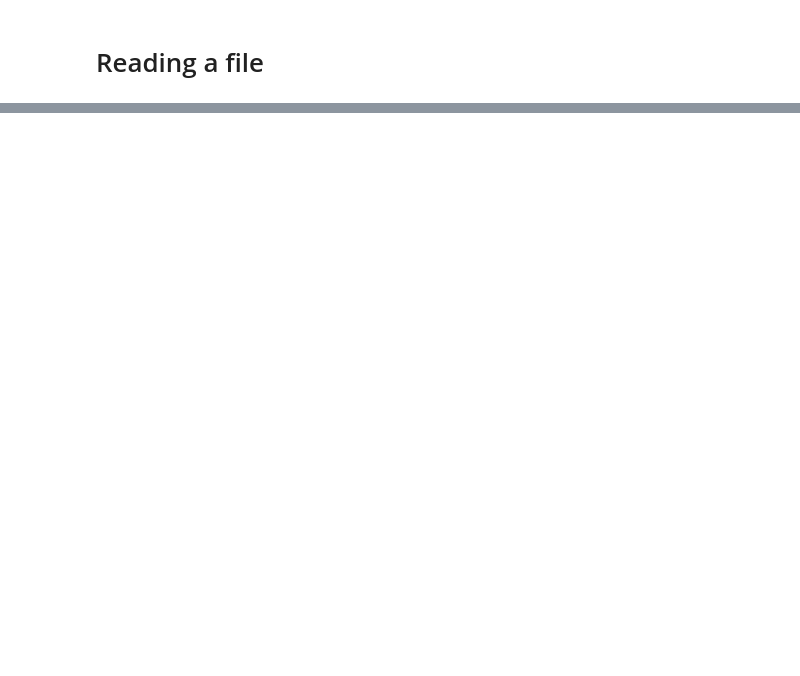
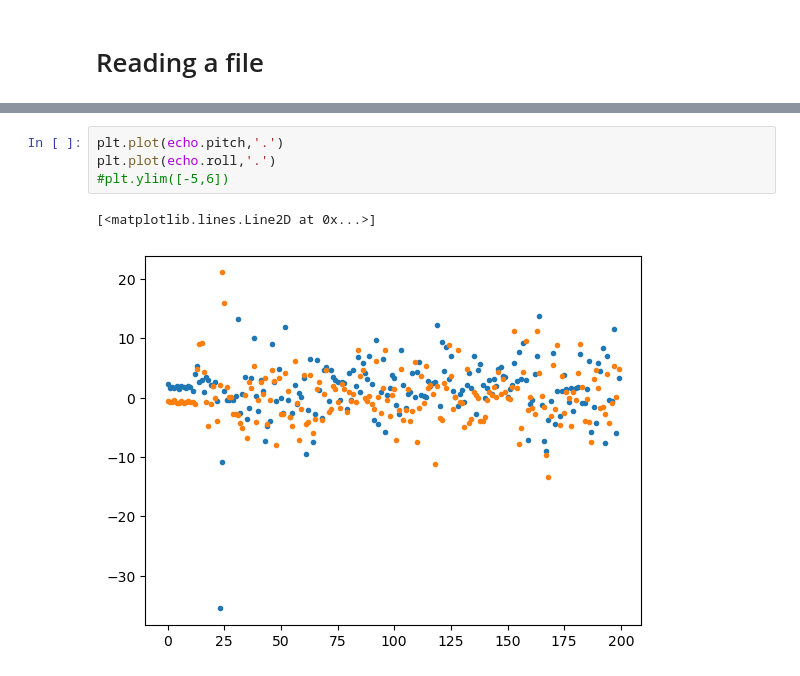
Before and after one commit to leviner/MooringRedesign, a Jupyter notebook: Echologger/DataCollectionNotebook.ipynb, the cells around one changed output, grey strips where cells are left out. Saved outputs shown, nothing was run; the diff lists cells and outputs as text; blank space fills up the shorter version.

```diff
--- a/Echologger/DataCollectionNotebook.ipynb
+++ b/Echologger/DataCollectionNotebook.ipynb
@@ -131,3 +173,10 @@ echo.readBinaryFile('I:\\GOA2025_D10102024-T162830_C2_6.log')
+# %%
+plt.plot(echo.pitch,'.')
+plt.plot(echo.roll,'.')
+#plt.ylim([-5,6])
+# %% [output]
+[<matplotlib.lines.Line2D at 0x...>]
+[figure, added]
 # %%
 echo.echogram()
 # %% [output]
```
Also changed, not shown: parts of 10 cells of this notebook, 7 other files.
